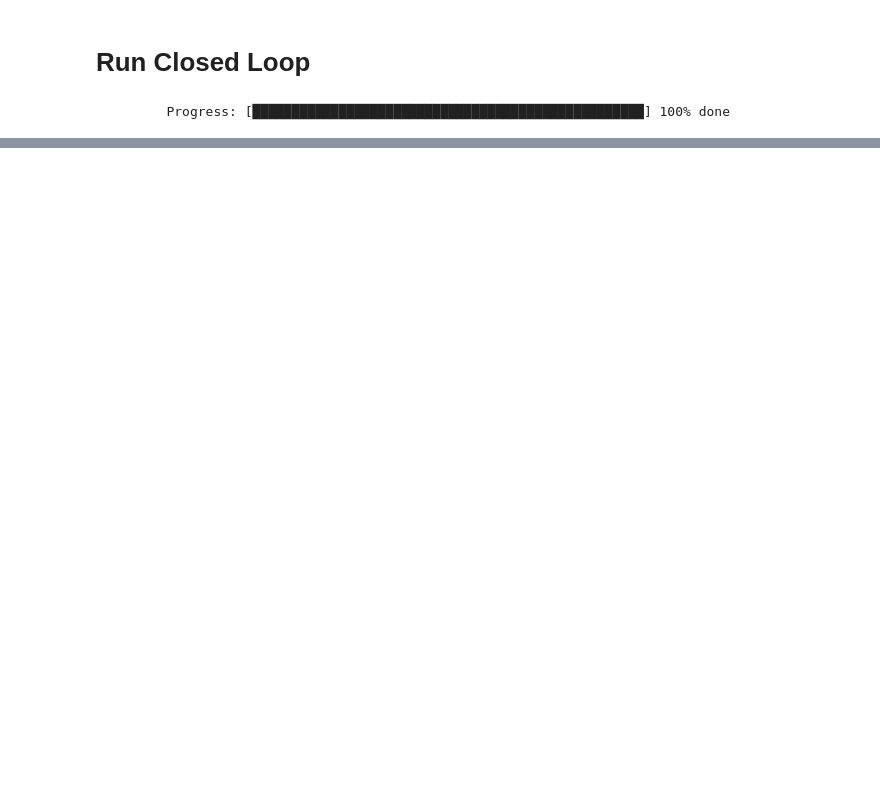
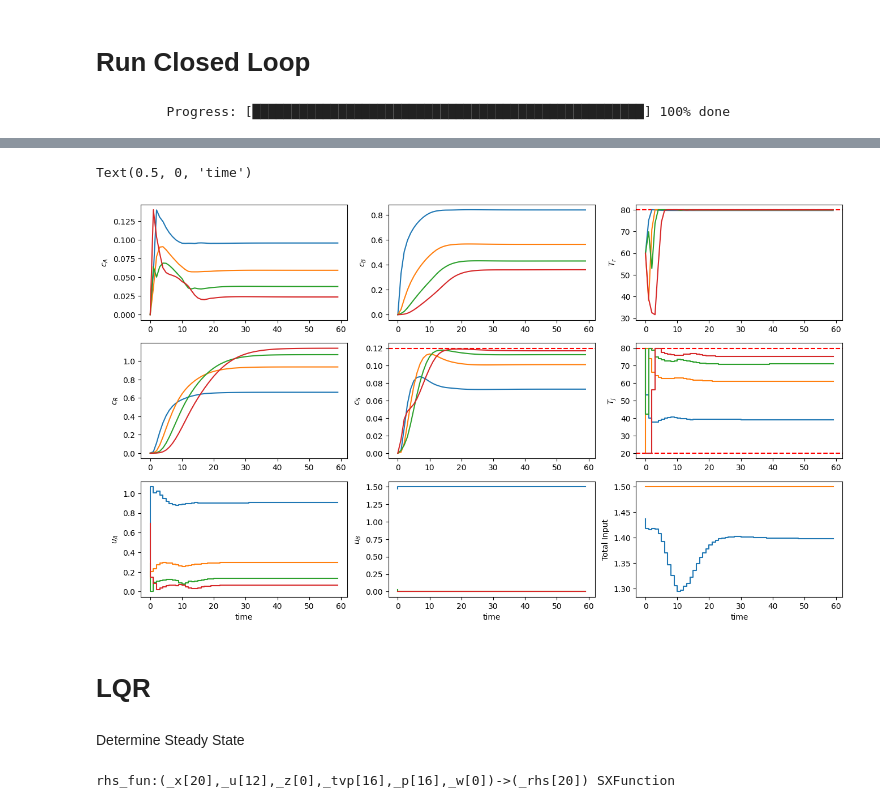
Before and after one commit to pas-tudo/2023_do_mpc_paper, a Jupyter notebook: 01_Example_Systems/CSTR-Cascade/CSTR-cascade_demo.ipynb, the cells around one changed output, grey strips where cells are left out. Drawn from its saved outputs; the diff is of its cells as text; code cells hidden in the pictures; blank space fills up the shorter version.

```diff
--- a/01_Example_Systems/CSTR-Cascade/CSTR-cascade_demo.ipynb
+++ b/01_Example_Systems/CSTR-Cascade/CSTR-cascade_demo.ipynb
@@ -92,7 +115,7 @@ simulator.x0 = x_0
 
 x0 = simulator.x0
 # %%
-N_iter = 6
+N_iter = 60
 for k in range(N_iter):
     CSTRmodel.print_progress(k,N_iter)
     u0 = mpc.make_step(x0)
@@ -154,0 +165,4 @@ SX([(_x_35_0_4_cA_0-_x_35_0_5_cA_0), (_x_35_0_4_cA_1-_x_35_0_5_cA_1), (_x_35_0_4
+# %%
+import CSTRcontrol
+importlib.reload(CSTRcontrol)
+MSmpc, MSmpc_tvp_template,MSmpc_p_template=CSTRcontrol.get_MPC(t_step=1,CSTR=cstr,n_robust=1,n_scenarios=4)
@@ -154,0 +238,8 @@ SX([(_x_35_0_4_cA_0-_x_35_0_5_cA_0), (_x_35_0_4_cA_1-_x_35_0_5_cA_1), (_x_35_0_4
+# %%
+N_iter = 60
+for k in range(N_iter):
+    #CSTRmodel.print_progress(k,N_iter)
+    u0 = MSmpc.make_step(x0)
+    x0 = simulator.make_step(u0)
+
+MSmpc_res = copy.copy(MSmpc.data)
@@ -154,0 +264,44 @@ SX([(_x_35_0_4_cA_0-_x_35_0_5_cA_0), (_x_35_0_4_cA_1-_x_35_0_5_cA_1), (_x_35_0_4
+# %%
+# plot the states
+fig, ax = plt.subplots(3,3, sharex=False,sharey=False,figsize=(16,9))
+ax[1,1].axhline(y=0.12,linestyle='--',color='red')
+ax[0,2].axhline(y=80,linestyle='--',color='red')
+ax[1,2].axhline(y=80,linestyle='--',color='red')
+ax[1,2].axhline(y=20,linestyle='--',color='red')
+ax[0,0].plot(MSmpc_res['_time'],MSmpc_res['_x','cA'])
+ax[0,1].plot(MSmpc_res['_time'],MSmpc_res['_x','cB'])
+ax[1,0].plot(MSmpc_res['_time'],MSmpc_res['_x','cR'])
+ax[1,1].plot(MSmpc_res['_time'],MSmpc_res['_x','cS'])
+ax[0,2].plot(MSmpc_res['_time'],MSmpc_res['_x','Tr'])
+ax[1,2].step(MSmpc_res['_time'],MSmpc_res['_u','Tj'])
+ax[2,0].step(MSmpc_res['_time'],MSmpc_res['_u','uA'])
+ax[2,1].step(MSmpc_res['_time'],MSmpc_res['_u','uB'])
+ax[2,2].step(MSmpc_res['_time'],np.sum(MSmpc_res['_u','uA'],axis=1))
+ax[2,2].step(MSmpc_res['_time'],np.sum(MSmpc_res['_u','uB'],axis=1))
+
+
+# Set labels
+ax[0,0].set_ylabel('$c_A$')
+ax[0,1].set_ylabel('$c_B$')
+ax[1,0].set_ylabel('$c_R$')
+ax[1,1].set_ylabel('$c_S$')
+ax[2,0].set_ylabel('$u_A$')
+ax[2,1].set_ylabel('$u_B$')
+ax[0,2].set_ylabel('$T_r$')
+ax[1,2].set_ylabel('$T_j$')
+#ax[1,2].set_ylim([0,1])
+ax[2,2].set_ylabel('Total Input')
+ax[2,0].set_xlabel('time')
+ax[2,1].set_xlabel('time')
+ax[2,2].set_xlabel('time')
+# %% [output]
+Text(0.5, 0, 'time')
+[figure, added]
+# %% [markdown]
+# LQR
+# %% [markdown]
+Determine Steady State
+# %%
+print(cstr.model._rhs_fun)
+# %% [output]
+rhs_fun:(_x[20],_u[12],_z[0],_tvp[16],_p[16],_w[0])->(_rhs[20]) SXFunction
```
Also changed, not shown: parts of 38 cells of this notebook, 2 other files.
